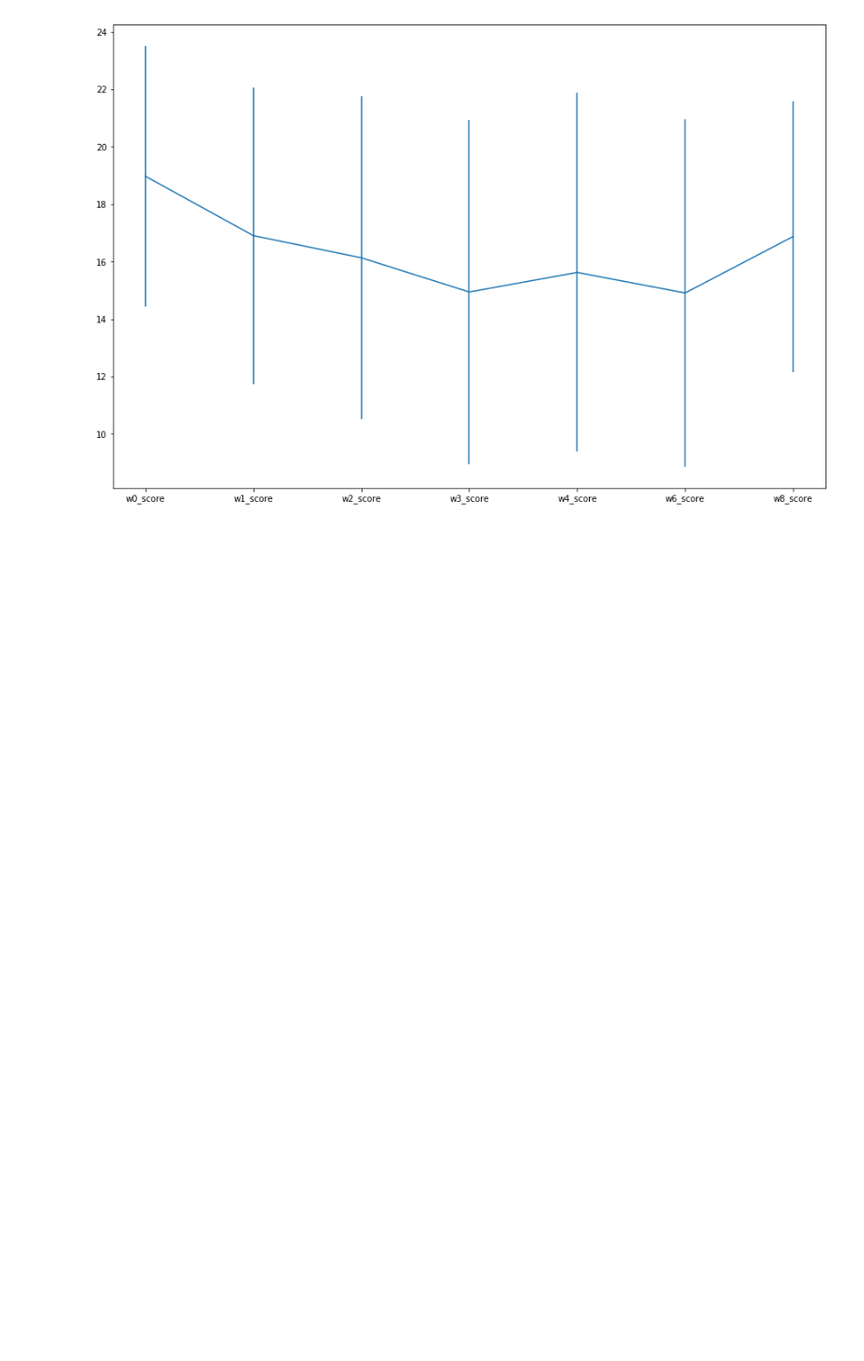
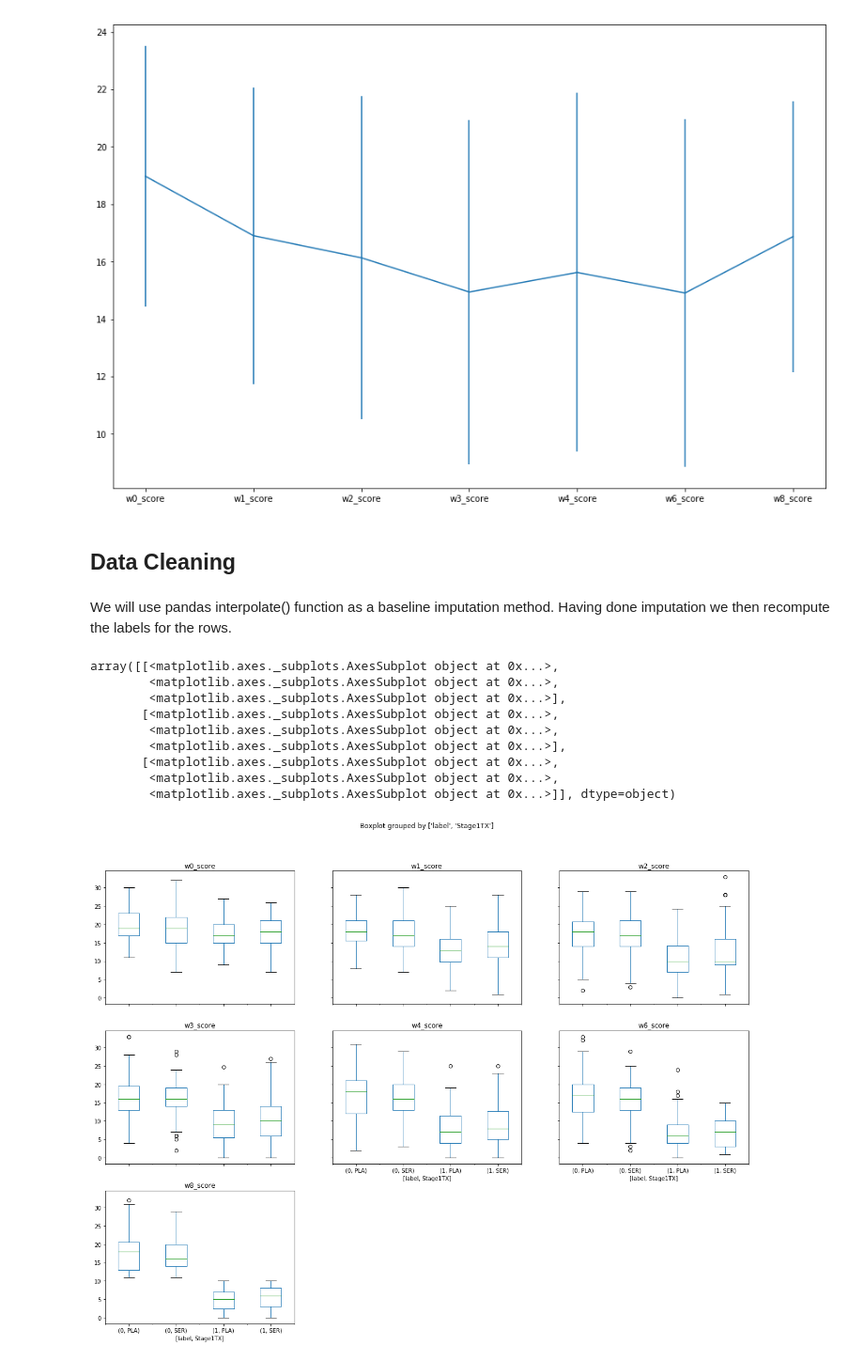
Before and after one commit to moduIo/Clinical-Depression-Study, a Jupyter notebook: main.ipynb, the cells around one changed output. Shown: that part at 94% size. Drawn from its saved outputs; the diff is of its cells as text; code cells hidden in the pictures; blank space fills up the shorter version.

Commit message:
Add interpolation imputation

```diff
--- a/main.ipynb
+++ b/main.ipynb
@@ -152,3 +152,24 @@ plt.errorbar(first_trial_scores, data.loc[data['label'] == 0][first_trial_scores
 # %% [output]
 <Container object of 3 artists>
 [figure]
+# %% [markdown]
+## Data Cleaning
+# %% [markdown]
+We will use pandas interpolate() function as a baseline imputation method.  Having done imputation we then recompute the labels for the rows.
+# %%
+interpolated_data = data.copy()
+interpolated_data[first_trial_scores] = interpolated_data[first_trial_scores].interpolate(axis=1)
+interpolated_data['label'] = interpolated_data.apply(lambda row: 1 if row.w8_score <= 10 else 0, axis=1)
+# %%
+interpolated_data.boxplot(column=first_trial_scores, by=['label', 'Stage1TX'], grid=False, figsize=(20,15))
+# %% [output]
+array([[<matplotlib.axes._subplots.AxesSubplot object at 0x...>,
+        <matplotlib.axes._subplots.AxesSubplot object at 0x...>,
+        <matplotlib.axes._subplots.AxesSubplot object at 0x...>],
+       [<matplotlib.axes._subplots.AxesSubplot object at 0x...>,
+        <matplotlib.axes._subplots.AxesSubplot object at 0x...>,
+        <matplotlib.axes._subplots.AxesSubplot object at 0x...>],
+       [<matplotlib.axes._subplots.AxesSubplot object at 0x...>,
+        <matplotlib.axes._subplots.AxesSubplot object at 0x...>,
+        <matplotlib.axes._subplots.AxesSubplot object at 0x...>]], dtype=object)
+[figure, added]
```
Also changed, not shown: parts of 1 cell of this notebook.
